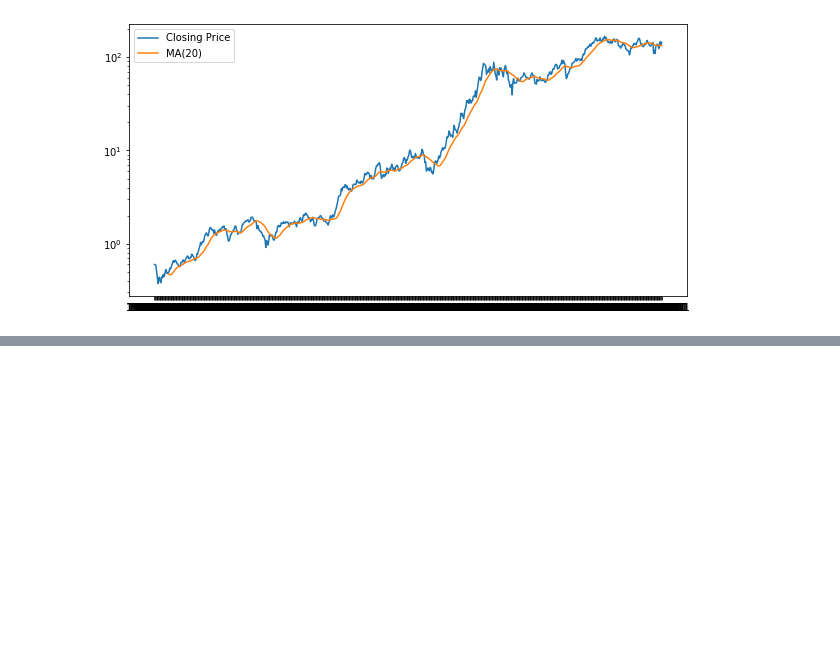
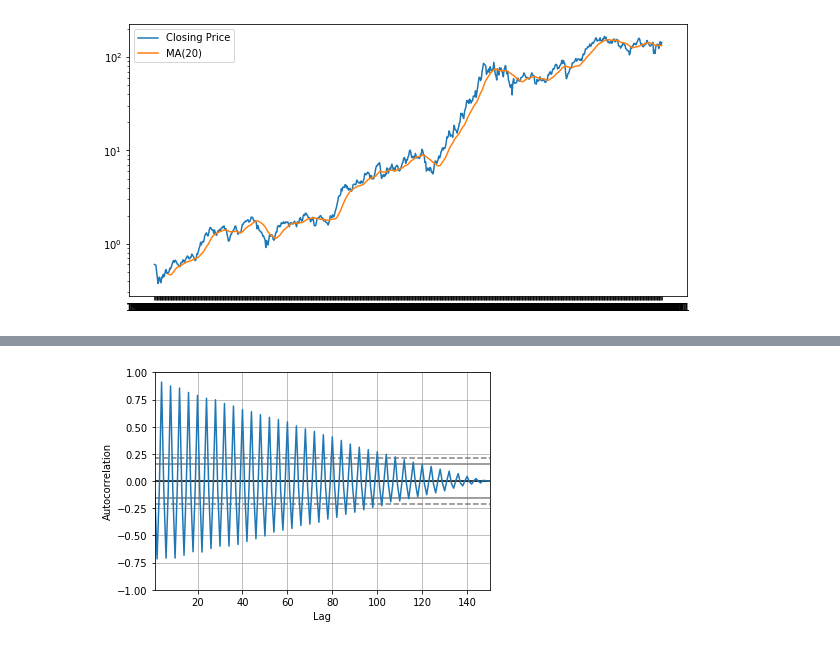
Before and after one commit to damiansp/TS, a Jupyter notebook: python/practical_TSA/02_understanding_TS_data/06_decomposition.py.ipynb, the cells around one changed output, grey strips where cells are left out. Saved outputs shown, nothing was run; the diff lists cells and outputs as text; code cells hidden in the pictures; blank space fills up the shorter version.

```diff
--- a/python/practical_TSA/02_understanding_TS_data/06_decomposition.py.ipynb
+++ b/python/practical_TSA/02_understanding_TS_data/06_decomposition.py.ipynb
@@ -55,0 +92,4 @@ plt.legend();
+# %%
+acf(resids);
+# %% [output]
+[figure, added]
```
Also changed, not shown: parts of 8 cells of this notebook, 1 other file.
